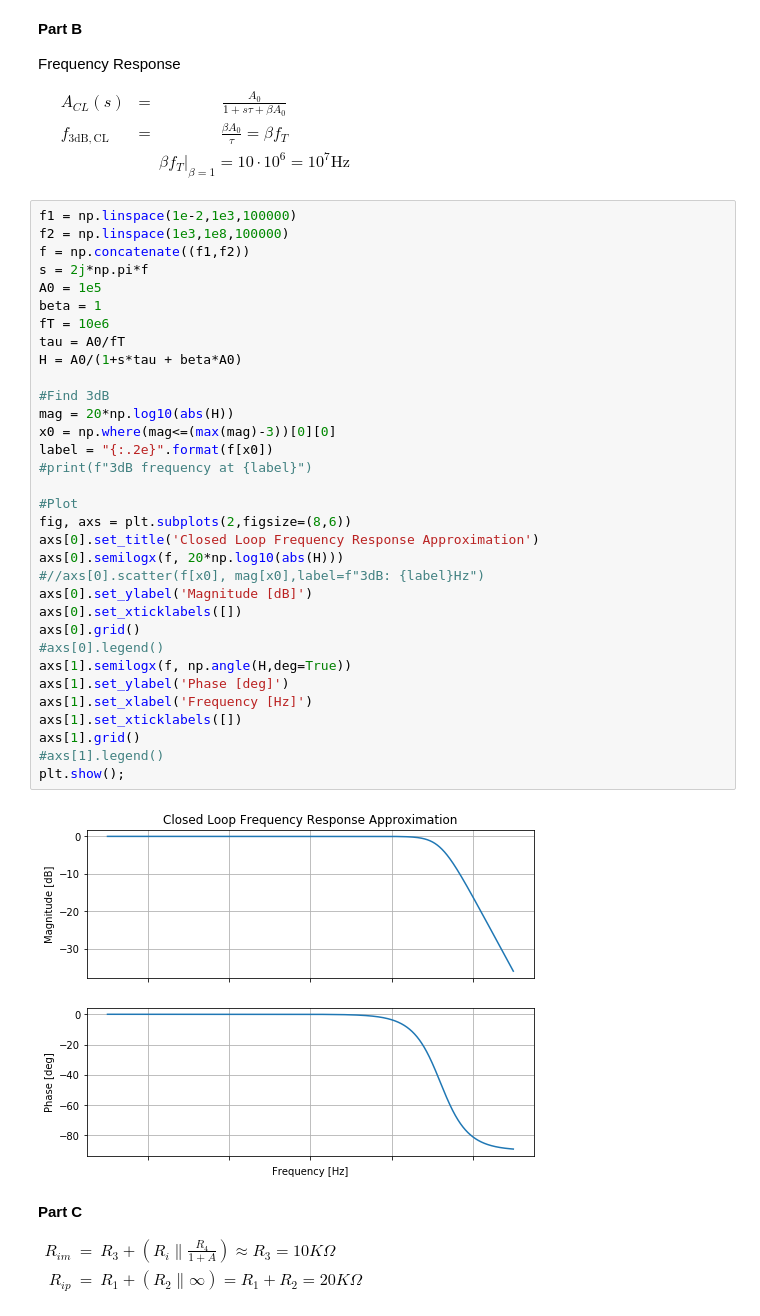
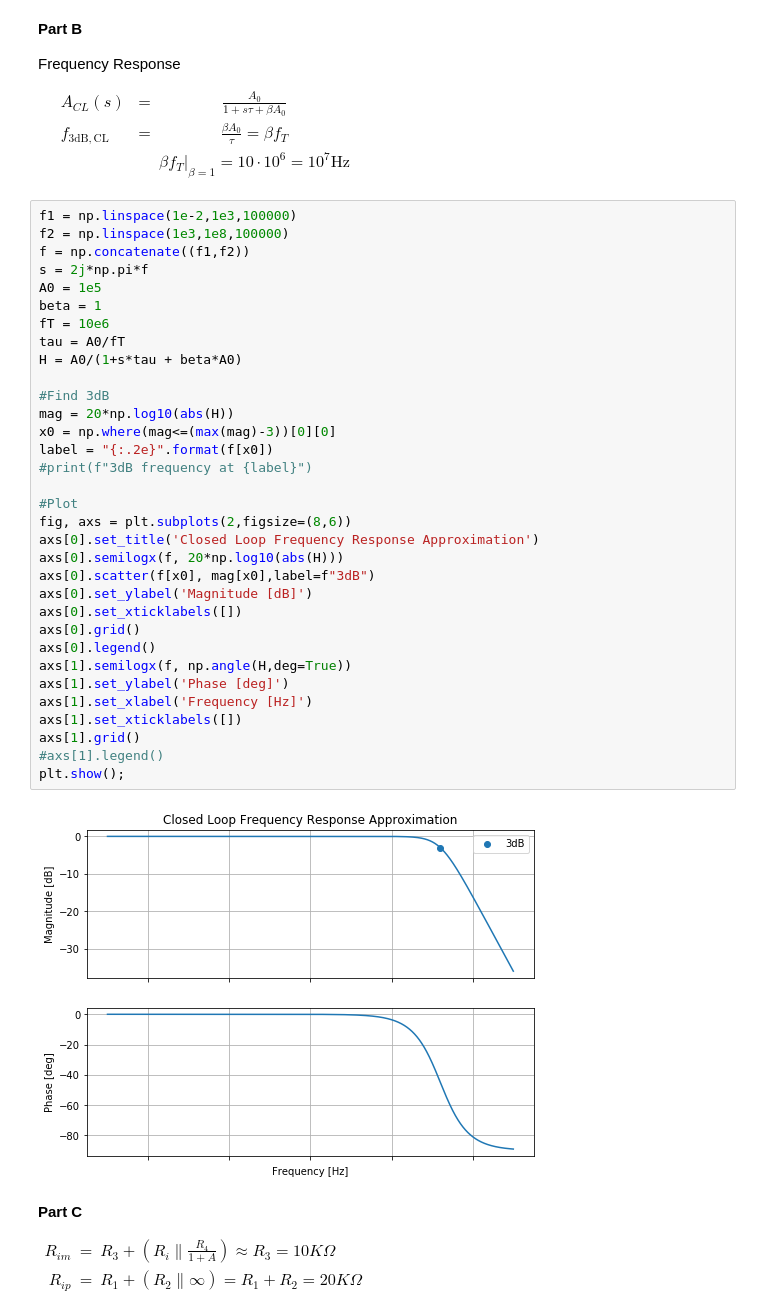
Before and after one commit to kegedy/EE538, a Jupyter notebook: hw/kevin/hw04/HW04.ipynb, the cells around one changed output. Drawn from its saved outputs; the diff is of its cells as text.

```diff
--- a/hw/kevin/hw04/HW04.ipynb
+++ b/hw/kevin/hw04/HW04.ipynb
@@ -328,36 +338,36 @@ f1 = np.linspace(1e-2,1e3,100000)
 f2 = np.linspace(1e3,1e8,100000)
 f = np.concatenate((f1,f2))
 s = 2j*np.pi*f
 A0 = 1e5
 beta = 1
 fT = 10e6
 tau = A0/fT
 H = A0/(1+s*tau + beta*A0)
 
 #Find 3dB
 mag = 20*np.log10(abs(H))
 x0 = np.where(mag<=(max(mag)-3))[0][0]
 label = "{:.2e}".format(f[x0])
 #print(f"3dB frequency at {label}")
 
 #Plot
 fig, axs = plt.subplots(2,figsize=(8,6))
 axs[0].set_title('Closed Loop Frequency Response Approximation')
 axs[0].semilogx(f, 20*np.log10(abs(H)))
-#//axs[0].scatter(f[x0], mag[x0],label=f"3dB: {label}Hz")
+axs[0].scatter(f[x0], mag[x0],label=f"3dB")
 axs[0].set_ylabel('Magnitude [dB]')
 axs[0].set_xticklabels([])
 axs[0].grid()
-#axs[0].legend()
+axs[0].legend()
 axs[1].semilogx(f, np.angle(H,deg=True))
 axs[1].set_ylabel('Phase [deg]')
 axs[1].set_xlabel('Frequency [Hz]')
 axs[1].set_xticklabels([])
 axs[1].grid()
 #axs[1].legend()
 plt.show();
 # %% [output]
-[figure, old version]
+[figure, new version]
 # %% [markdown]
 **Part C**
 
```
Also changed, not shown: parts of 25 cells of this notebook, 10 other files.
